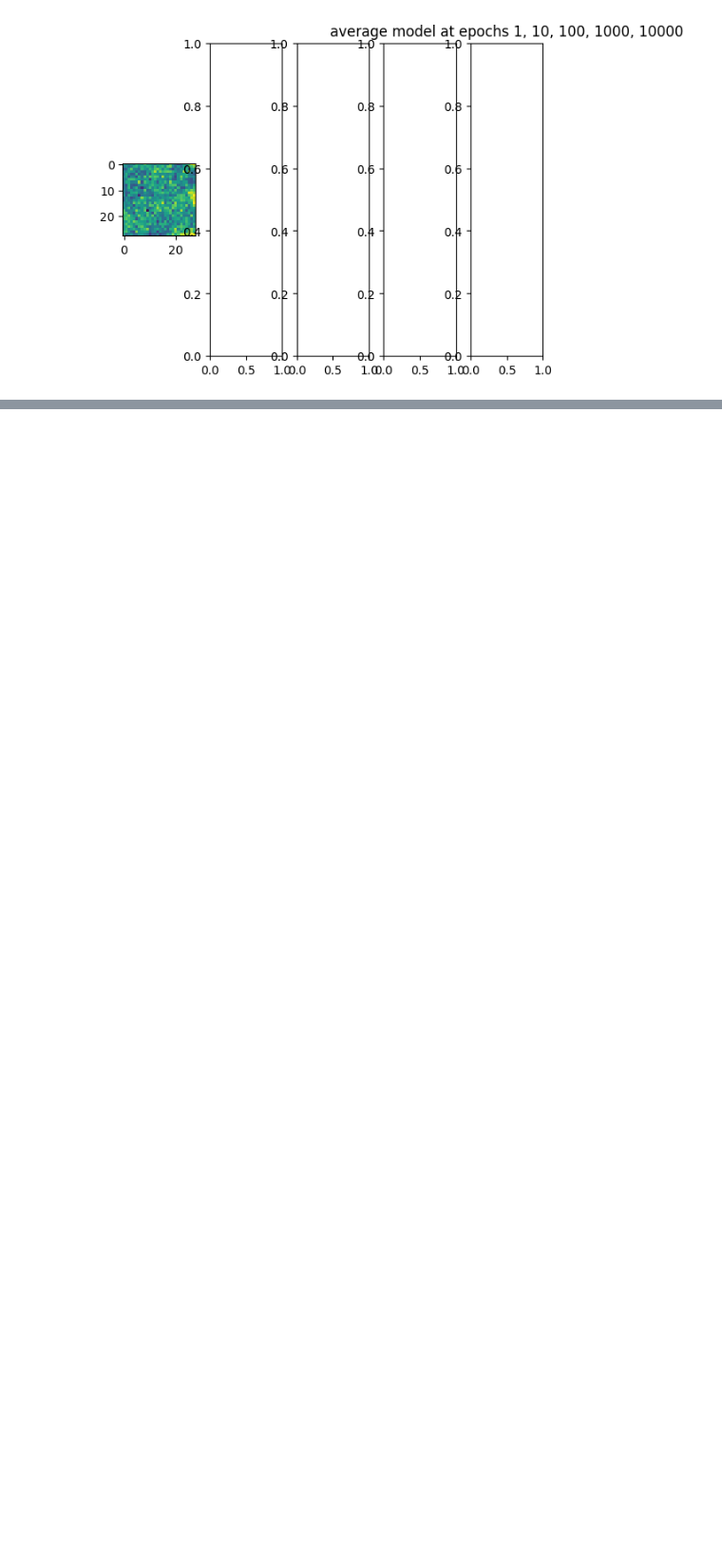
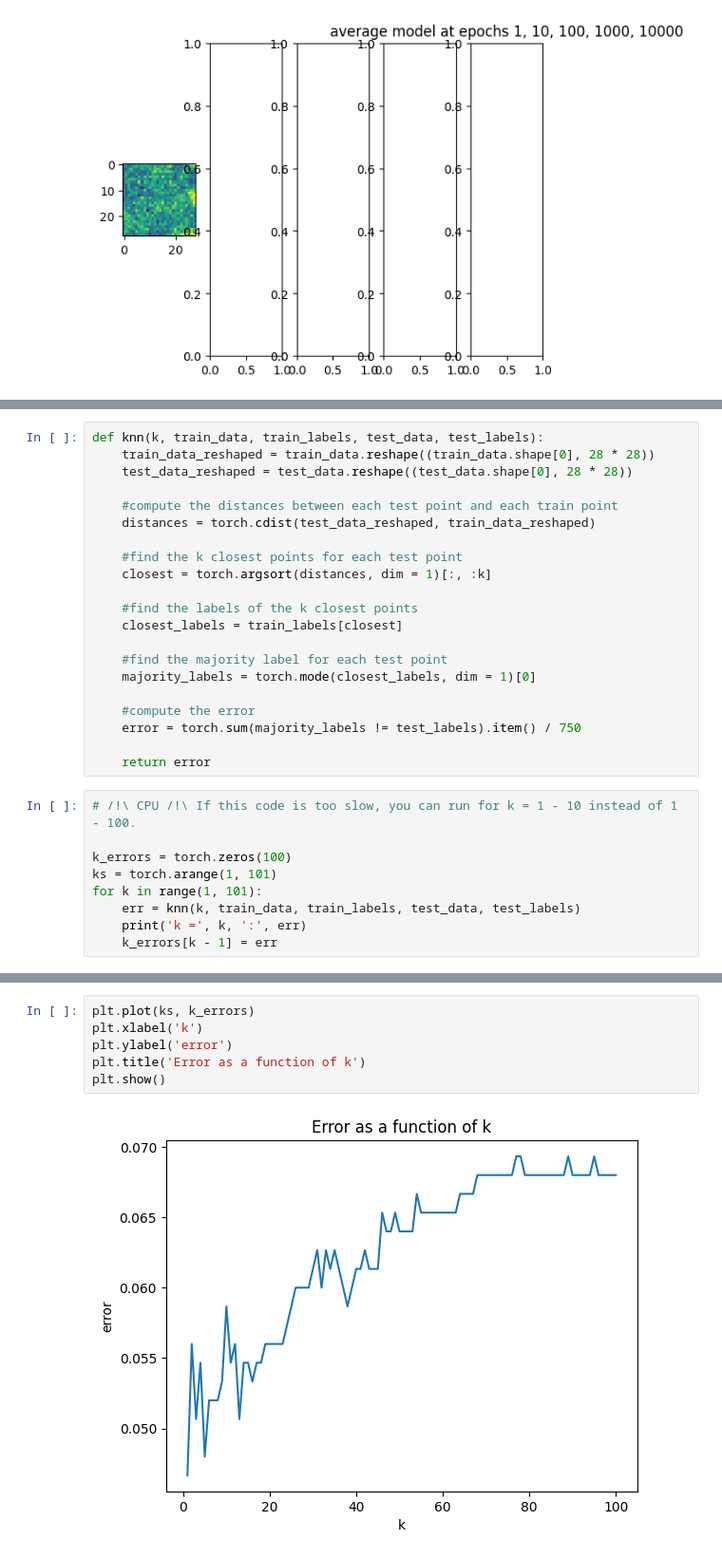
Before and after one commit to Parabrele/AppStat_DM_1, a Jupyter notebook: DM1.ipynb, the cells around one changed output, grey strips where cells are left out. Shown: that part at 95% size. Saved outputs shown, nothing was run; the diff lists cells and outputs as text; blank space fills up the shorter version.

```diff
--- a/DM1.ipynb
+++ b/DM1.ipynb
@@ -323,0 +330,30 @@ Done.
+# %%
+def knn(k, train_data, train_labels, test_data, test_labels):
+    train_data_reshaped = train_data.reshape((train_data.shape[0], 28 * 28))
+    test_data_reshaped = test_data.reshape((test_data.shape[0], 28 * 28))
+
+    #compute the distances between each test point and each train point
+    distances = torch.cdist(test_data_reshaped, train_data_reshaped)
+
+    #find the k closest points for each test point
+    closest = torch.argsort(distances, dim = 1)[:, :k]
+
+    #find the labels of the k closest points
+    closest_labels = train_labels[closest]
+
+    #find the majority label for each test point
+    majority_labels = torch.mode(closest_labels, dim = 1)[0]
+
+    #compute the error
+    error = torch.sum(majority_labels != test_labels).item() / 750
+
+    return error
+# %%
+# /!\ CPU /!\ If this code is too slow, you can run for k = 1 - 10 instead of 1 - 100.
+
+k_errors = torch.zeros(100)
+ks = torch.arange(1, 101)
+for k in range(1, 101):
+    err = knn(k, train_data, train_labels, test_data, test_labels)
+    print('k =', k, ':', err)
+    k_errors[k - 1] = err
@@ -323,0 +378,8 @@ Done.
+# %%
+plt.plot(ks, k_errors)
+plt.xlabel('k')
+plt.ylabel('error')
+plt.title('Error as a function of k')
+plt.show()
+# %% [output]
+[figure, added]
```
Also changed, not shown: parts of 10 cells of this notebook.
